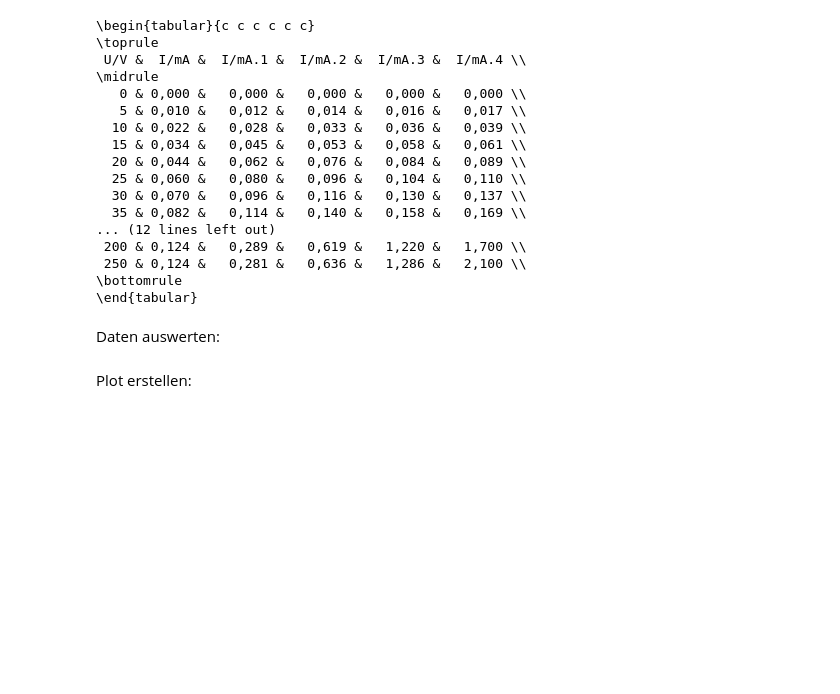
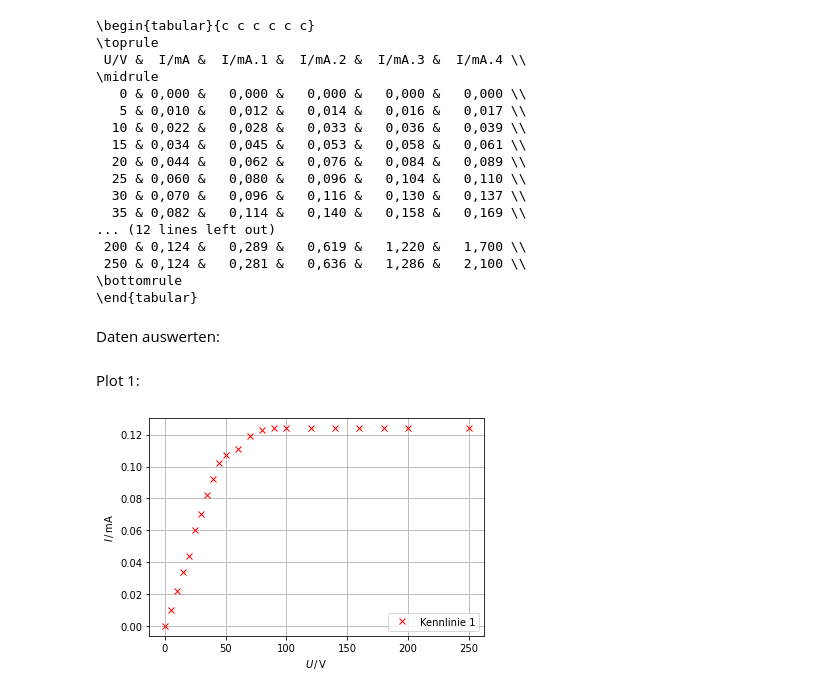
Before and after one commit to waerther/grundpraktikum2, a Jupyter notebook: v504/auswertung.ipynb, the cells around one changed output. Cells and saved outputs as stored; diff of their text form; code cells hidden in the pictures; blank space fills up the shorter version.

```diff
--- a/v504/auswertung.ipynb
+++ b/v504/auswertung.ipynb
@@ -45,2 +40,13 @@ U, k1, k2, k3, k4, k5 = np.genfromtxt('tables/md1.txt', unpack=True)
 # %% [markdown]
-Plot erstellen:
+Plot 1:
+# %%
+plt.plot(U, k1, 'xr', label = "Kennlinie 1", zorder=2)
+
+plt.xlabel(r'$U \, / \, \mathrm{V}$')
+plt.ylabel(r'$I \, / \, \mathrm{mA}$')
+plt.legend(loc="best")
+plt.grid(True)
+
+plt.show()
+# %% [output]
+[figure, added]
```
Also changed, not shown: parts of 12 cells of this notebook, 4 other files.
